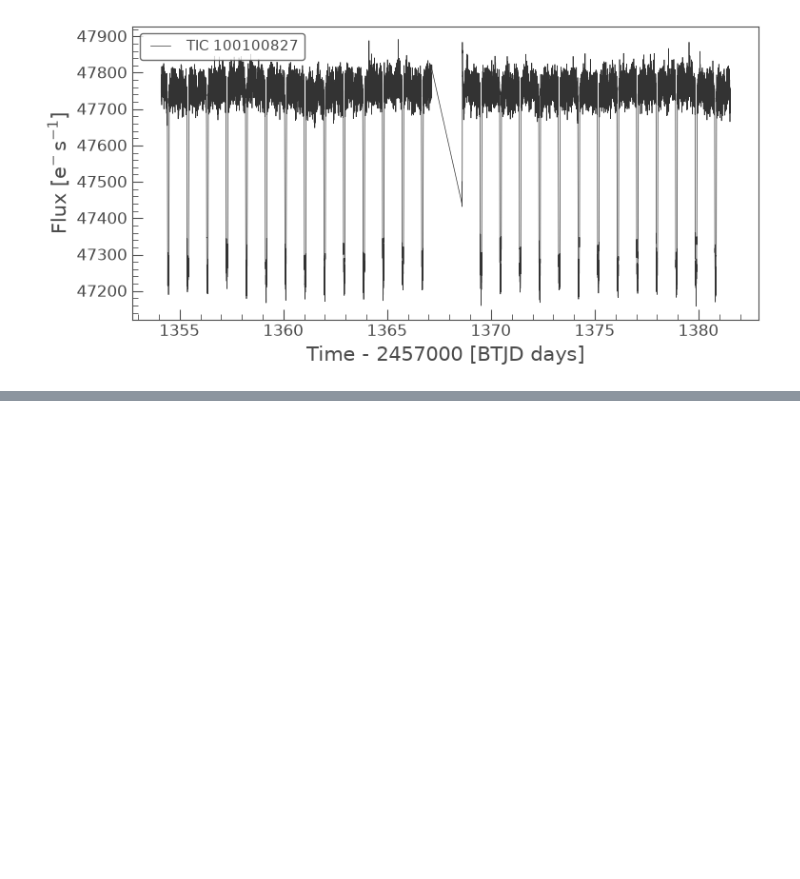
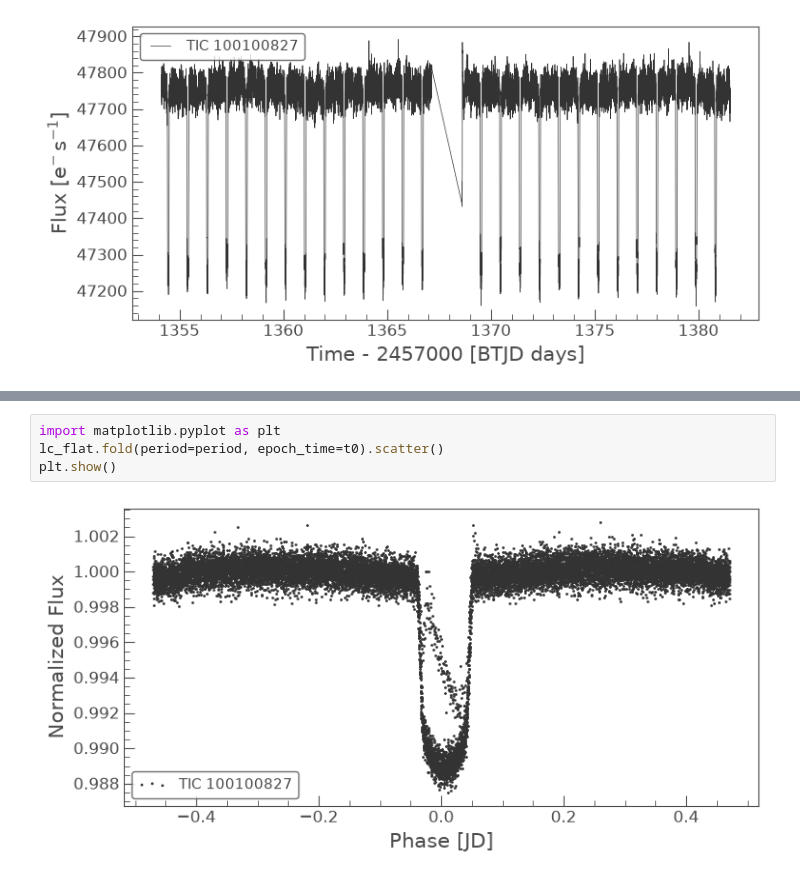
Before and after one commit to rigasneofotistos-beep/tess-transit-project, a Jupyter notebook: 01_first_lightcurve.ipynb, the cells around one changed output, grey strips where cells are left out. Cells and saved outputs as stored; diff of their text form; blank space fills up the shorter version.

```diff
--- a/01_first_lightcurve.ipynb
+++ b/01_first_lightcurve.ipynb
@@ -28,0 +69,6 @@ SearchResult containing 18 data products.
+# %%
+import matplotlib.pyplot as plt
+lc_flat.fold(period=period, epoch_time=t0).scatter()
+plt.show()
+# %% [output]
+[figure, added]
```
Also changed, not shown: parts of 5 cells of this notebook.
